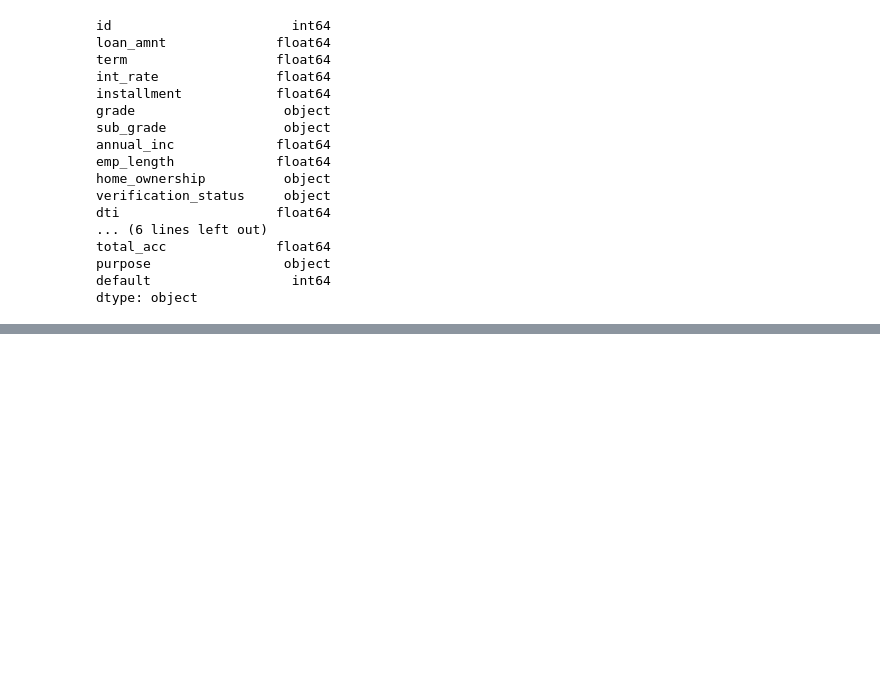
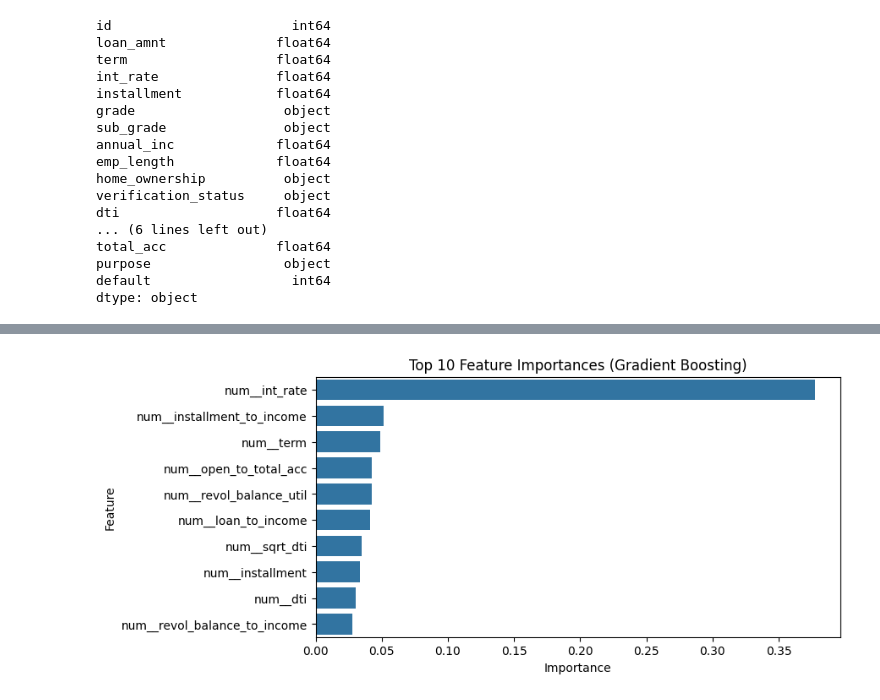
Before and after one commit to Jannikwendt/credit-risk-ml-mif, a Jupyter notebook: notebooks/credit_risk_project.ipynb, the cells around one changed output, grey strips where cells are left out. Cells and saved outputs as stored; diff of their text form; code cells hidden in the pictures; blank space fills up the shorter version.

```diff
--- a/notebooks/credit_risk_project.ipynb
+++ b/notebooks/credit_risk_project.ipynb
@@ -327,0 +815,21 @@ dtype: object
+# %%
+gb_feature_names = gb_pipeline.named_steps["preprocess"].get_feature_names_out()
+gb_importances = gb_pipeline.named_steps["model"].feature_importances_
+
+gb_importance_df = pd.DataFrame(
+    {"feature": gb_feature_names, "importance": gb_importances}
+).sort_values("importance", ascending=False)
+
+plt.figure(figsize=(8, 4))
+sns.barplot(
+    x="importance",
+    y="feature",
+    data=gb_importance_df.head(10),
+    orient="h",
+)
+plt.title("Top 10 Feature Importances (Gradient Boosting)")
+plt.xlabel("Importance")
+plt.ylabel("Feature")
+plt.show()
+# %% [output]
+[figure, added]
```
Also changed, not shown: parts of 35 cells of this notebook.
